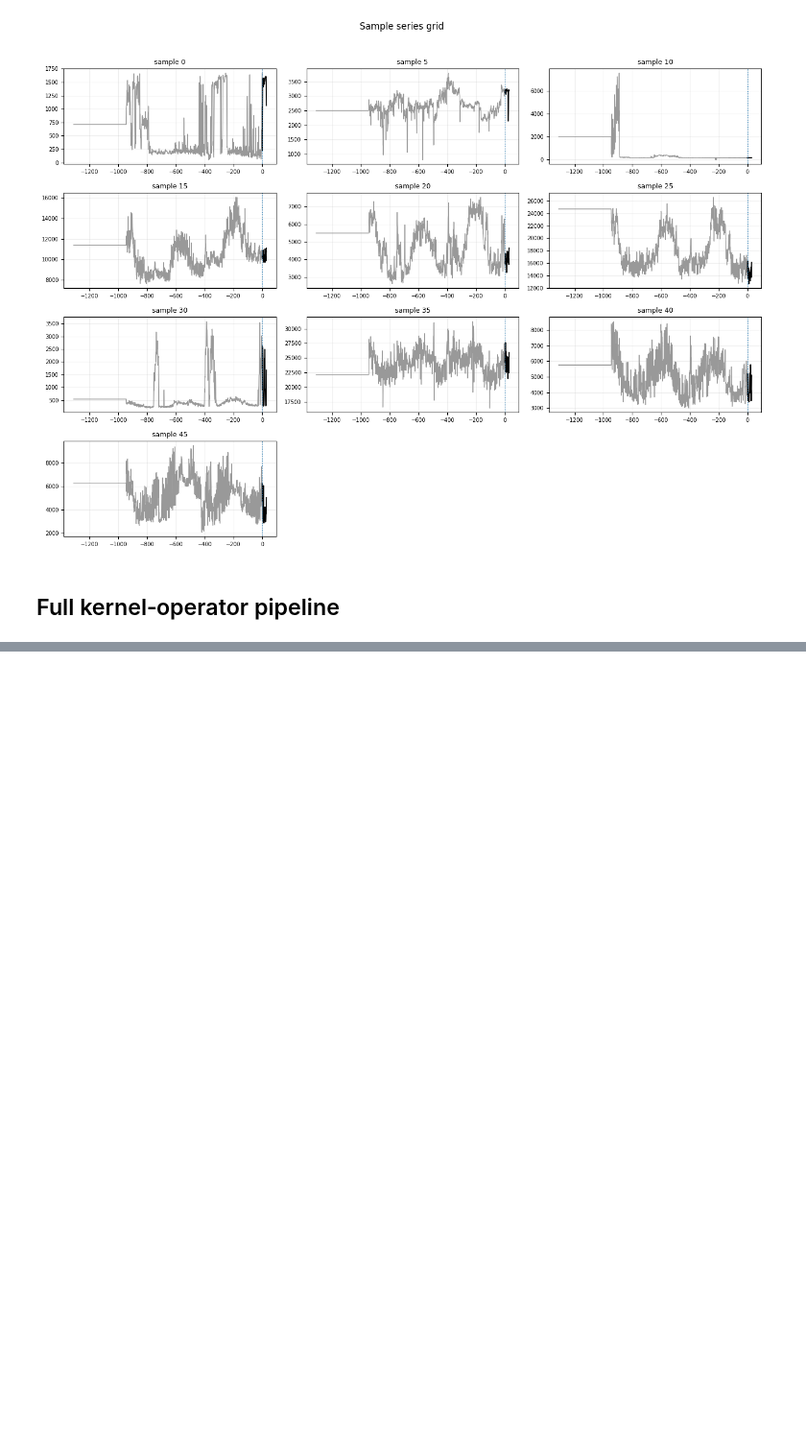
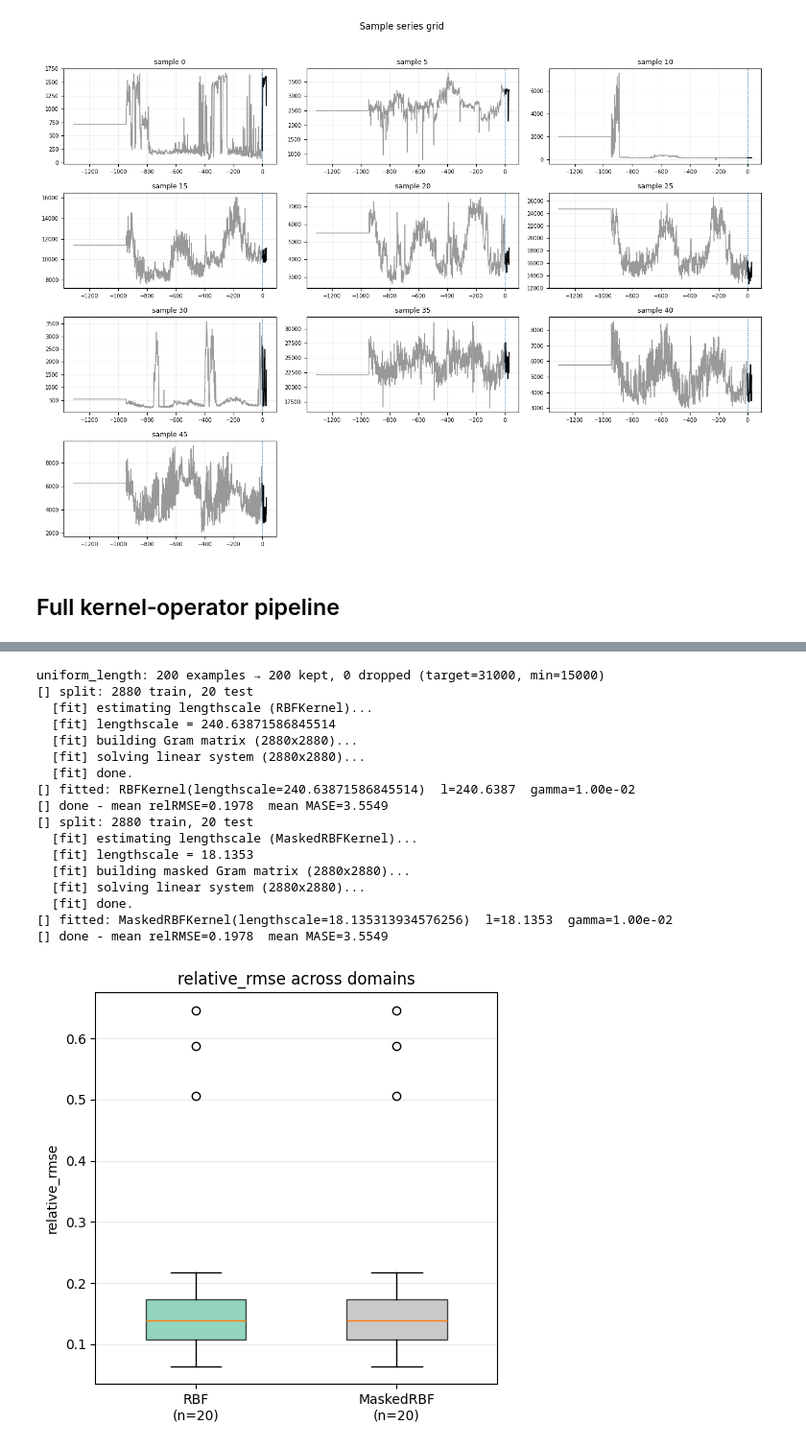
Before and after one commit to chahineNejm/kernels_playground, a Jupyter notebook: first_tests/tweaks.ipynb, the cells around one changed output, grey strips where cells are left out. Shown at 96% size. Drawn from its saved outputs; the diff is of its cells as text; code cells hidden in the pictures; blank space fills up the shorter version.

```diff
--- a/first_tests/tweaks.ipynb
+++ b/first_tests/tweaks.ipynb
@@ -185,16 +167,0 @@ resultRBF = train_eval(examples, kernel=RBFKernel(),train_indices=my_train_indic
-# %%
-hist_lengths = [1000,10_000,20_000,30_000,50_000,70_000,80_000]
-fut_lengths = [100,300,500,700,1000]
-M = np.zeros((len(hist_lengths),len(fut_lengths)))
-
-dataset_to_fetch = "electricity_H_long"
-raw = build_examples(dataset_to_fetch, start=0,stop = 200,step= 1,dataset_name=DATASETS["eval"])
-
-for i,his in enumerate([1000,10_000,20_000,30_000,50_000,70_000,80_000]):
-  for j,fut in enumerate([100,300,500,700,1000]):
-    examples = prepare_examples(
-    raw,
-    history_len=int(his),
-    future_len=int(fut))
-    resultRBF = train_eval(examples,verbose=False, kernel=RBFKernel(),train_indices=my_train_indices,test_indices=my_test_indices)
-    M[i][j] = resultRBF.mean_mase
@@ -277,0 +213,63 @@ plt.xlabel("n_train"); plt.legend(); plt.show()
+# %%
+# ── 1. Load & prepare ──────────────────────────────────────
+dataset_to_fetch = "electricity_H_long"
+raw = build_examples(dataset_to_fetch, start=0, stop=1000, step=5, dataset_name=DATASETS["eval"])
+fixed = uniform_length(raw, target_len=31000, min_len=15000, keys=("history",))
+
+# ── 2. Masks from RAW (before normalization) ───────────────
+x_raw = np.stack([r["history"] for r in fixed])
+P_all = build_mask_matrix_new(x_raw)
+
+# ── 3. Normalize & split ──────────────────────────────────
+examples = prepare_examples(fixed)
+my_train_indices, my_test_indices = train_test_split(
+    range(len(examples)), train_size=0.9, random_state=1
+)
+train_records = [examples[i] for i in my_train_indices]
+test_records  = [examples[i] for i in my_test_indices]
+P_train = P_all[:, my_train_indices]
+P_test  = P_all[:, my_test_indices]
+
+# ── 4. Augment ─────────────────────────────────────────────
+train_augmented = augment_train(
+    train_records, phase_shifts=[1, 3, 10],
+    smooth_window=5, jitter_sigma=0.05, seed=0,
+)
+n_copies = len(train_augmented) // len(train_records)
+P_train_aug = np.tile(P_train, (1, n_copies))
+
+# ── 5. Compare: standard RBF ──────────────────────────────
+resultRBF = train_eval(
+    kernel=RBFKernel(),
+    train_examples=train_augmented,
+    test_examples=test_records,
+)
+
+# ── 6. Compare: Masked RBF ────────────────────────────────
+resultMasked = train_eval(
+    kernel=MaskedRBFKernel(),
+    train_examples=train_augmented,
+    test_examples=test_records,
+)
+
+# ── 7. Results ─────────────────────────────────────────────
+compare_results({"RBF": resultRBF, "MaskedRBF": resultMasked})
+# %% [output]
+uniform_length: 200 examples → 200 kept, 0 dropped (target=31000, min=15000)
+[] split: 2880 train, 20 test
+  [fit] estimating lengthscale (RBFKernel)...
+  [fit] lengthscale = 240.63871586845514
+  [fit] building Gram matrix (2880x2880)...
+  [fit] solving linear system (2880x2880)...
+  [fit] done.
+[] fitted: RBFKernel(lengthscale=240.63871586845514)  l=240.6387  gamma=1.00e-02
+[] done - mean relRMSE=0.1978  mean MASE=3.5549
+[] split: 2880 train, 20 test
+  [fit] estimating lengthscale (MaskedRBFKernel)...
+  [fit] lengthscale = 18.1353
+  [fit] building masked Gram matrix (2880x2880)...
+  [fit] solving linear system (2880x2880)...
+  [fit] done.
+[] fitted: MaskedRBFKernel(lengthscale=18.135313934576256)  l=18.1353  gamma=1.00e-02
+[] done - mean relRMSE=0.1978  mean MASE=3.5549
+[figure, added]
```
Also changed, not shown: parts of 25 cells of this notebook.
